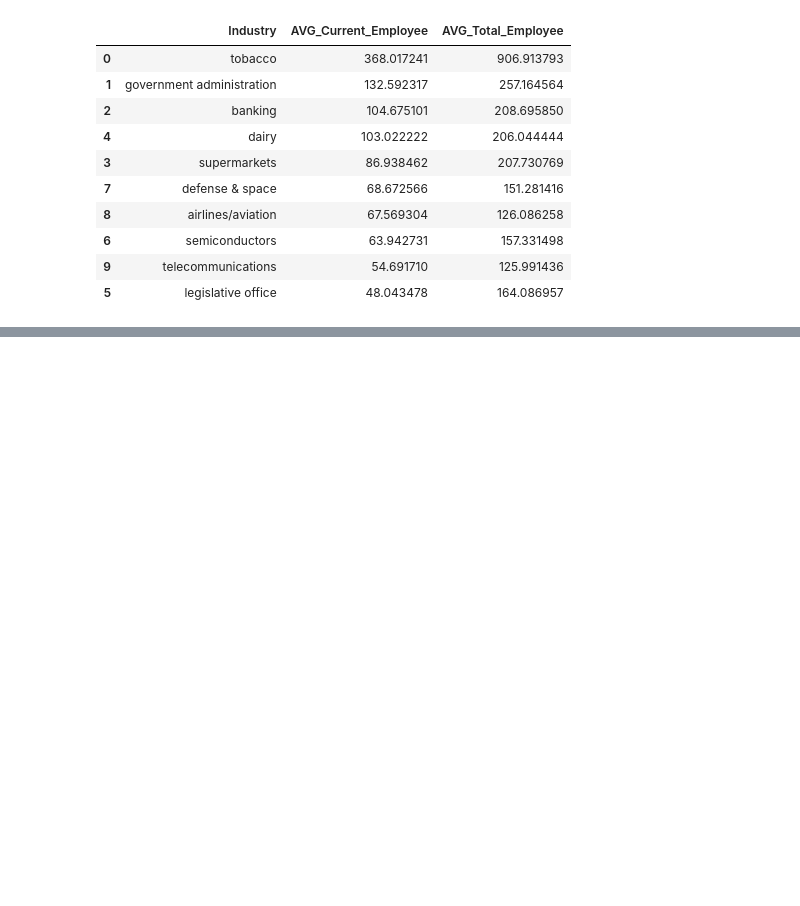
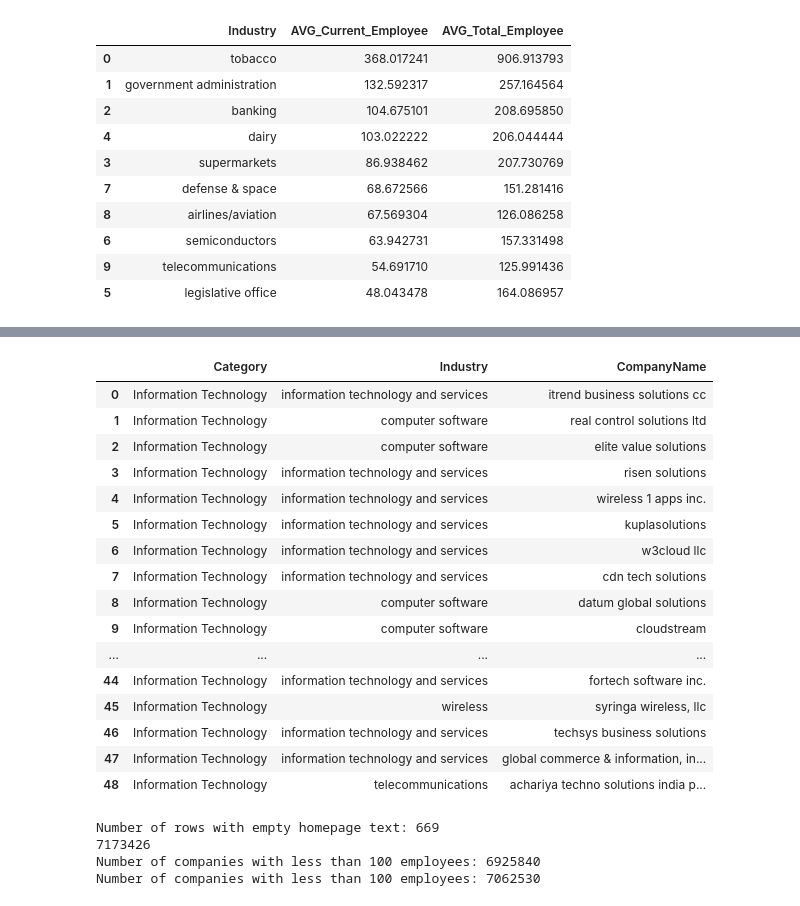
Before and after one commit to meganrashid/sqlite_to_analysis_app, a Jupyter notebook: data/database_check.ipynb, the cells around one changed output, grey strips where cells are left out. Cells and saved outputs as stored; diff of their text form; code cells hidden in the pictures; blank space fills up the shorter version.

Commit message:
finalize effective homepage and top 5 country queries

```diff
--- a/data/database_check.ipynb
+++ b/data/database_check.ipynb
@@ -275,0 +292,39 @@ df_industry.nlargest(10,'AVG_Current_Employee')
+# %%
+# show companies that DO NOT have an effective homepage AND have less than 100 employees within the Technology-like industry
+
+df_tech = pd.read_sql_query( '''
+                                SELECT DISTINCT
+                                    cc.Category
+                                    ,cd.Industry
+                                    ,cd.CompanyName
+                                    --,cd.Website
+                                    --,cc.homepage_text
+                                FROM CompanyDataset as cd
+                                LEFT JOIN CompanyClassification as cc
+                                    ON cd.Website=cc.Website
+                                    and cc.Website is not null
+                                WHERE cd.Website is not null
+                                and cd.Total_Employee_Estimate < 100
+                                and cc.homepage_text is null
+                                and cc.Category like '%technology%'
+                            ''',conn)
+
+df_tech
+# %% [output]
+|  | Category | Industry | CompanyName |
+| 0 | Information Technology | information technology and services | itrend business solutions cc |
+| 1 | Information Technology | computer software | real control solutions ltd |
+| 2 | Information Technology | computer software | elite value solutions |
+| 3 | Information Technology | information technology and services | risen solutions |
+| 4 | Information Technology | information technology and services | wireless 1 apps inc. |
+| 5 | Information Technology | information technology and services | kuplasolutions |
+| 6 | Information Technology | information technology and services | w3cloud llc |
+| 7 | Information Technology | information technology and services | cdn tech solutions |
+| 8 | Information Technology | computer software | datum global solutions |
+| 9 | Information Technology | computer software | cloudstream |
+| ... | ... | ... | ... |
+| 44 | Information Technology | information technology and services | fortech software inc. |
+| 45 | Information Technology | wireless | syringa wireless, llc |
+| 46 | Information Technology | information technology and services | techsys business solutions |
+| 47 | Information Technology | information technology and services | global commerce & information, in... |
+| 48 | Information Technology | telecommunications | achariya techno solutions india p... |
@@ -275,0 +335,10 @@ df_industry.nlargest(10,'AVG_Current_Employee')
+# %%
+print("Number of rows with empty homepage text:", len(company_classification.loc[company_classification['homepage_text'].isna()]))
+print(len(company_dataset))
+print("Number of companies with less than 100 total employees:", len(company_dataset.loc[company_dataset['Total_Employee_Estimate']<100]))
+print("Number of companies with less than 100 current employees:", len(company_dataset.loc[company_dataset['Current_Employee_Estimate']<100]))
+# %% [output]
+Number of rows with empty homepage text: 669
+7173426
+Number of companies with less than 100 employees: 6925840
+Number of companies with less than 100 employees: 7062530
```
Also changed, not shown: parts of 10 cells of this notebook.
